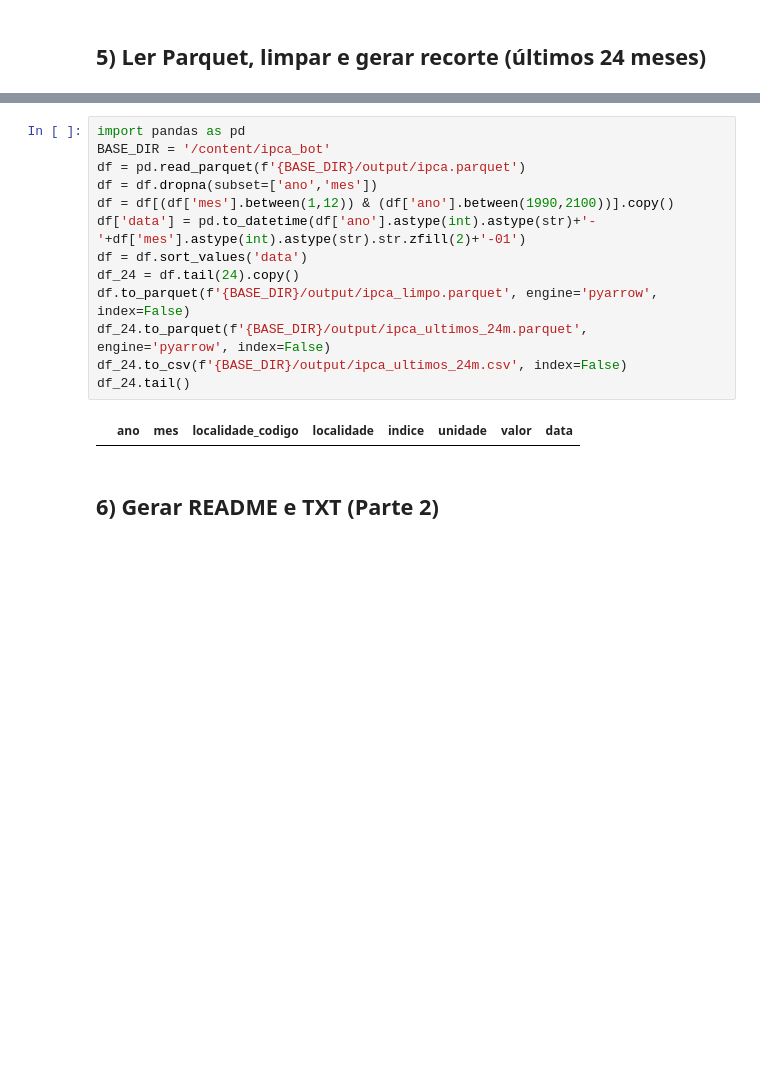
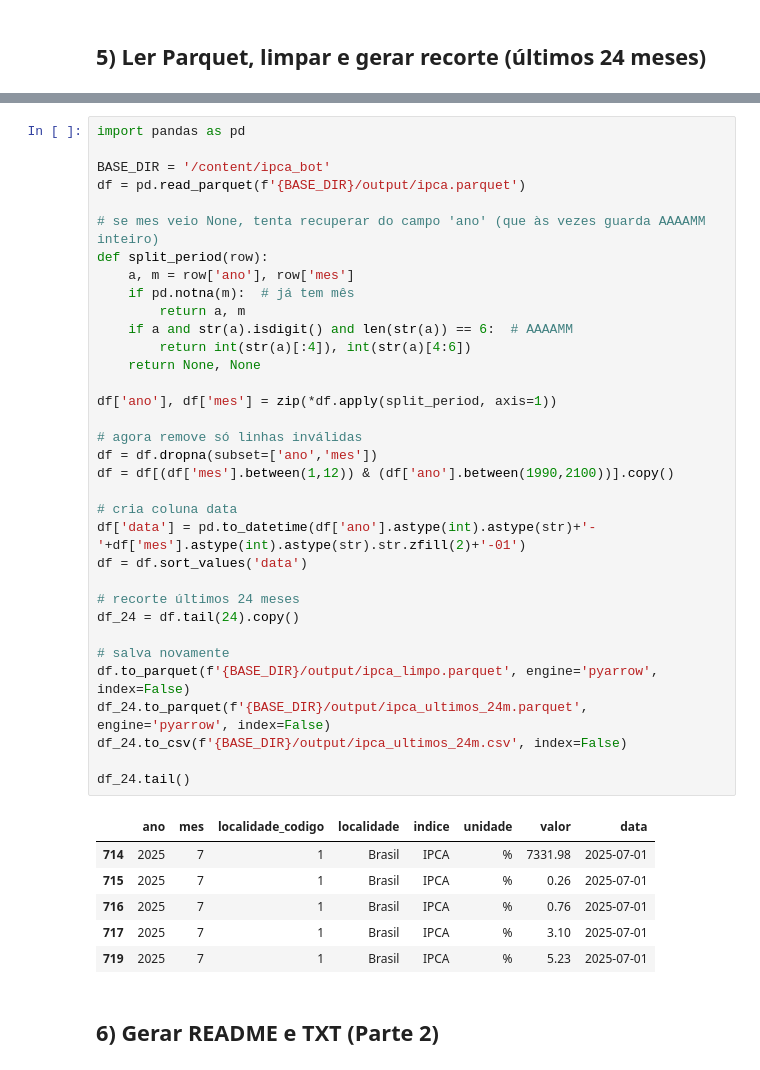
Before and after one commit to Araujopri/bot_ipca, a Jupyter notebook: Notebook_Bot_IPCA_Organizado.ipynb, the cells around one changed output, grey strips where cells are left out. Saved outputs shown, nothing was run; the diff lists cells and outputs as text; blank space fills up the shorter version.

```diff
--- a/Notebook_Bot_IPCA_Organizado.ipynb
+++ b/Notebook_Bot_IPCA_Organizado.ipynb
@@ -157,18 +324,44 @@ Arquivos criados em /content/ipca_bot
 # %%
 import pandas as pd
+
 BASE_DIR = '/content/ipca_bot'
 df = pd.read_parquet(f'{BASE_DIR}/output/ipca.parquet')
+
+# se mes veio None, tenta recuperar do campo 'ano' (que às vezes guarda AAAAMM inteiro)
+def split_period(row):
+    a, m = row['ano'], row['mes']
+    if pd.notna(m):  # já tem mês
+        return a, m
+    if a and str(a).isdigit() and len(str(a)) == 6:  # AAAAMM
+        return int(str(a)[:4]), int(str(a)[4:6])
+    return None, None
+
+df['ano'], df['mes'] = zip(*df.apply(split_period, axis=1))
+
+# agora remove só linhas inválidas
 df = df.dropna(subset=['ano','mes'])
 df = df[(df['mes'].between(1,12)) & (df['ano'].between(1990,2100))].copy()
+
+# cria coluna data
 df['data'] = pd.to_datetime(df['ano'].astype(int).astype(str)+'-'+df['mes'].astype(int).astype(str).str.zfill(2)+'-01')
 df = df.sort_values('data')
+
+# recorte últimos 24 meses
 df_24 = df.tail(24).copy()
+
+# salva novamente
 df.to_parquet(f'{BASE_DIR}/output/ipca_limpo.parquet', engine='pyarrow', index=False)
 df_24.to_parquet(f'{BASE_DIR}/output/ipca_ultimos_24m.parquet', engine='pyarrow', index=False)
 df_24.to_csv(f'{BASE_DIR}/output/ipca_ultimos_24m.csv', index=False)
+
 df_24.tail()
 # %% [output]
 |  | ano | mes | localidade_codigo | localidade | indice | unidade | valor | data |
+| 714 | 2025 | 7 | 1 | Brasil | IPCA | % | 7331.98 | 2025-07-01 |
+| 715 | 2025 | 7 | 1 | Brasil | IPCA | % | 0.26 | 2025-07-01 |
+| 716 | 2025 | 7 | 1 | Brasil | IPCA | % | 0.76 | 2025-07-01 |
+| 717 | 2025 | 7 | 1 | Brasil | IPCA | % | 3.10 | 2025-07-01 |
+| 719 | 2025 | 7 | 1 | Brasil | IPCA | % | 5.23 | 2025-07-01 |
 # %% [markdown]
 ## 6) Gerar README e TXT (Parte 2)
 # %%
```
Also changed, not shown: parts of 7 cells of this notebook.
